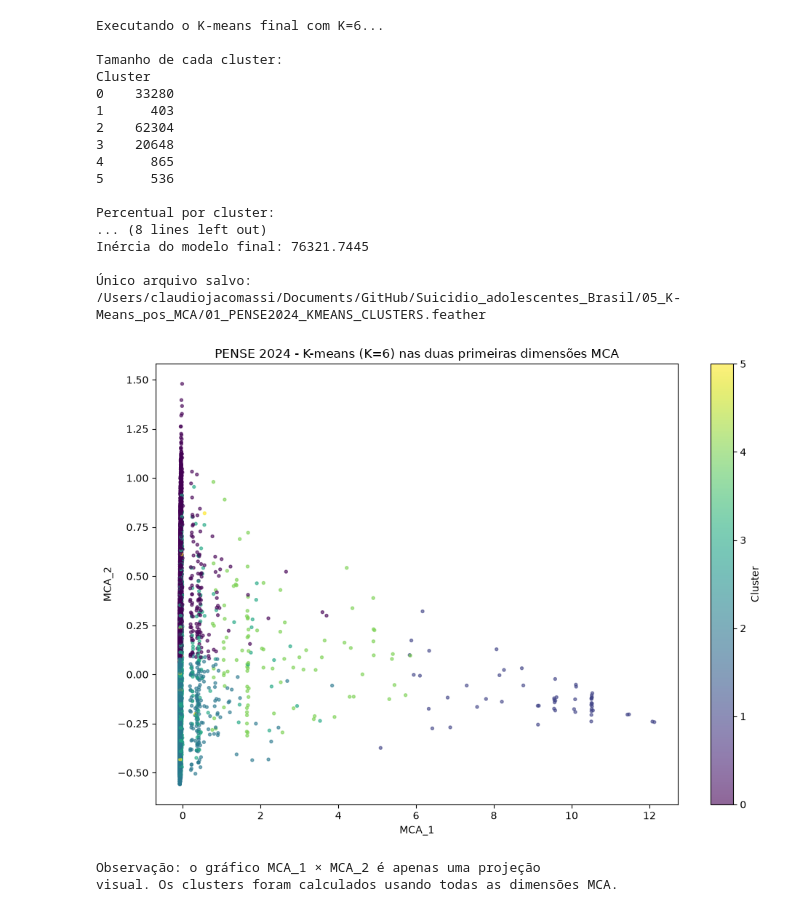
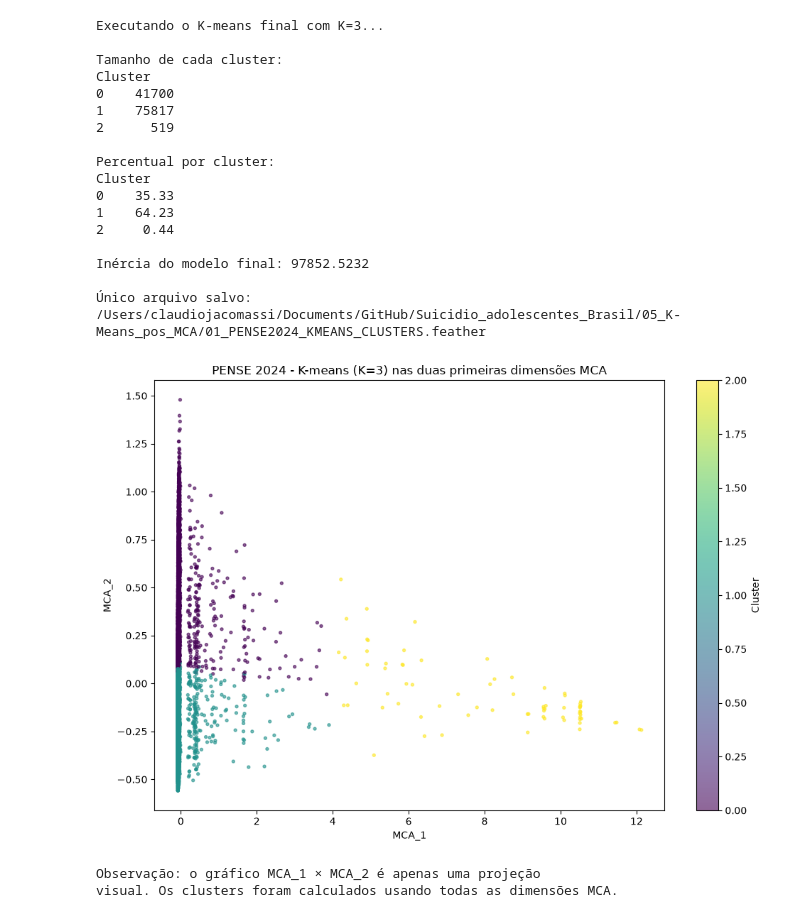
Before and after one commit to jacomassi04/Suicidio_adolescentes_Brasil, a Jupyter notebook: 05_K-Means_pos_MCA/01_K-means_pos_MCA.ipynb, the cells around one changed output. Cells and saved outputs as stored; diff of their text form; code cells hidden in the pictures.

```diff
--- a/05_K-Means_pos_MCA/01_K-means_pos_MCA.ipynb
+++ b/05_K-Means_pos_MCA/01_K-means_pos_MCA.ipynb
@@ -45,7 +45,7 @@ arquivo_saida = pasta_saida / "01_PENSE2024_KMEANS_CLUSTERS.feather"
 # K final usado para gerar os clusters.
 # Comece com 5 como valor exploratório e ajuste após analisar
 # os gráficos do cotovelo e da silhouette.
-K_FINAL = 6
+K_FINAL = 3
 
 # Avaliar os valores de K abaixo.
 K_MIN = 2
@@ -275,43 +275,44 @@ if len(colunas_mca) >= 2:
 print("\nObservação: o gráfico MCA_1 × MCA_2 é apenas uma projeção")
 print("visual. Os clusters foram calculados usando todas as dimensões MCA.")
 # %% [output]
 Dimensões do arquivo MCA: (118036, 21)
 
 Primeiras linhas:
    indice_original     MCA_1     MCA_2     MCA_3     MCA_4     MCA_5  \
 0                0 -0.058687  0.087536 -0.198181  0.148724 -0.135594
 1                1 -0.060935  0.336220 -0.141791 -0.007353 -0.002461
 2                2 -0.062856  0.184424 -0.118277 -0.091185  0.095571
 3                3 -0.045618  0.810185 -0.199863  0.067817 -0.038888
 4                4 -0.031681  0.033282 -0.008753 -0.325711  0.352791
 
       MCA_6     MCA_7     MCA_8     MCA_9  ...    MCA_11    MCA_12    MCA_13  \
 0 -0.073126  0.003523 -0.199525  0.295610  ... -0.047003  0.191852  0.113197
 ... (34 lines left out)
  7  73209.3564              0.0991
  8  70928.8719              0.0926
  9  66604.0006              0.1072
 10  65242.9345              0.0919
 [figure]
 [figure]
-Executando o K-means final com K=6...
+Executando o K-means final com K=3...
 
 Tamanho de cada cluster:
 Cluster
-0    33280
-1      403
-2    62304
-3    20648
-4      865
-5      536
+0    41700
+1    75817
+2      519
 
 Percentual por cluster:
-... (8 lines left out)
-Inércia do modelo final: 76321.7445
+Cluster
+0    35.33
+1    64.23
+2     0.44
+
+Inércia do modelo final: 97852.5232
 
 Único arquivo salvo:
 /Users/claudiojacomassi/Documents/GitHub/Suicidio_adolescentes_Brasil/05_K-Means_pos_MCA/01_PENSE2024_KMEANS_CLUSTERS.feather
-[figure, old version]
+[figure, new version]
 Observação: o gráfico MCA_1 × MCA_2 é apenas uma projeção
 visual. Os clusters foram calculados usando todas as dimensões MCA.
 # %%
```
Also changed, not shown: parts of 1 cell of this notebook, 6 other files.
